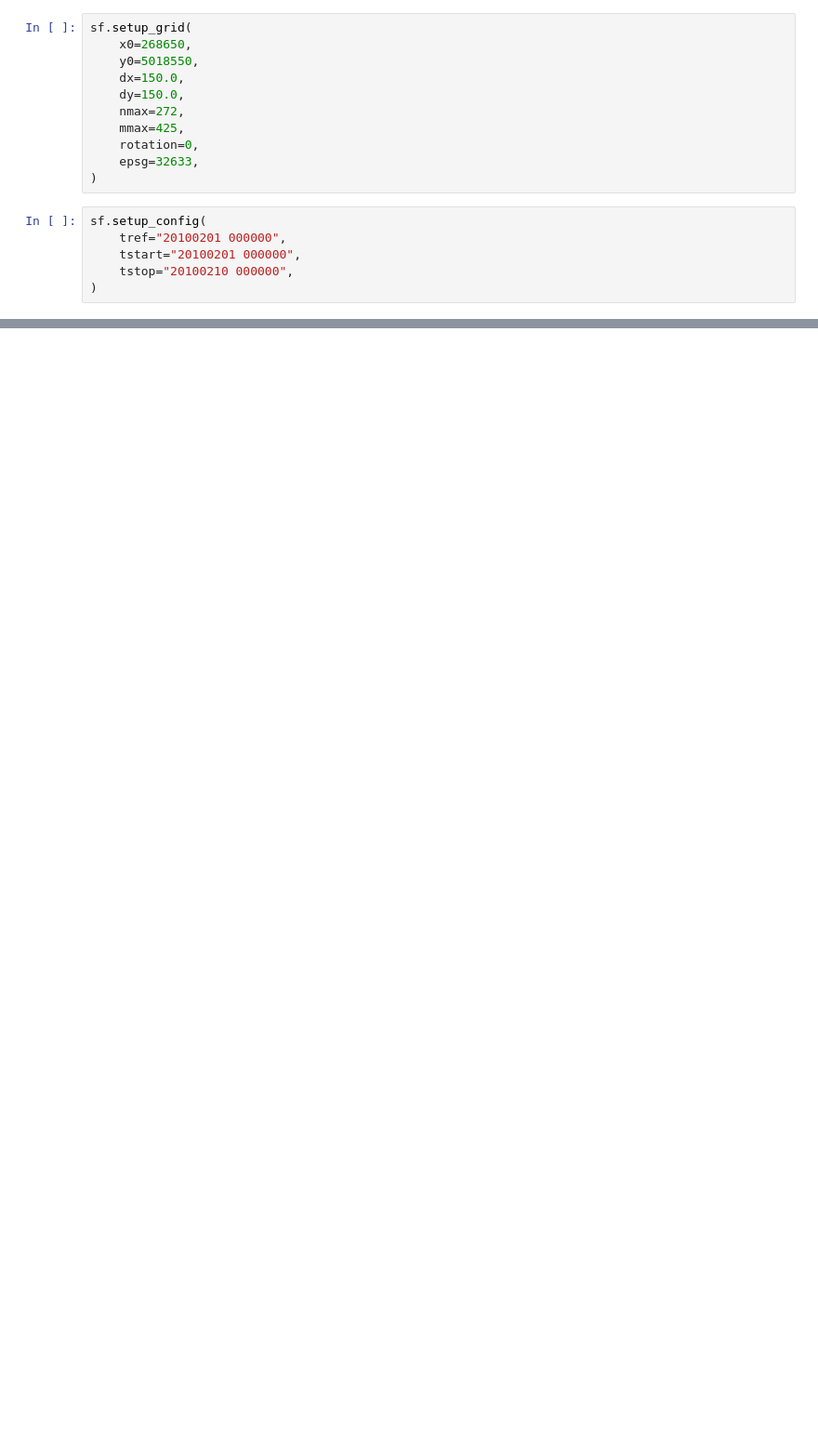
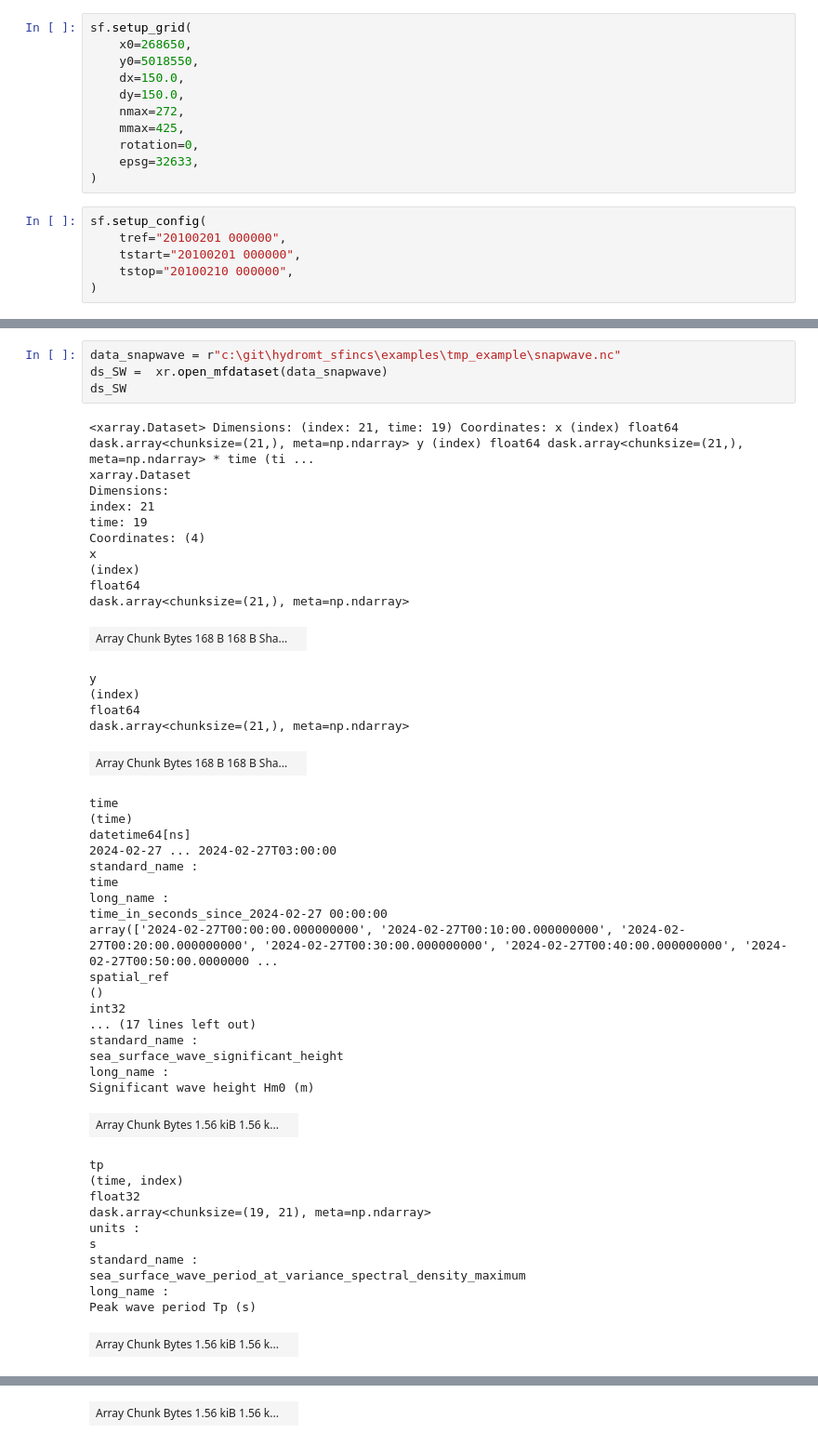
Before and after one commit to Deltares/hydromt_sfincs, a Jupyter notebook: examples/example_forcing.ipynb, the cells around one changed output, grey strips where cells are left out. Shown at 93% size. Drawn from its saved outputs; the diff is of its cells as text; blank space fills up the shorter version.

```diff
--- a/examples/example_forcing.ipynb
+++ b/examples/example_forcing.ipynb
@@ -30,0 +97,50 @@ sf.setup_config(
+# %%
+data_snapwave = r"c:\git\hydromt_sfincs\examples\tmp_example\snapwave.nc"
+ds_SW =  xr.open_mfdataset(data_snapwave)
+ds_SW
+# %% [output]
+<xarray.Dataset> Dimensions: (index: 21, time: 19) Coordinates: x (index) float64 dask.array<chunksize=(21,), meta=np.ndarray> y (index) float64 dask.array<chunksize=(21,), meta=np.ndarray> * time (ti ...
+xarray.Dataset
+Dimensions:
+index: 21
+time: 19
+Coordinates: (4)
+x
+(index)
+float64
+dask.array<chunksize=(21,), meta=np.ndarray>
+| Array Chunk Bytes 168 B 168 B Sha... |  |
+y
+(index)
+float64
+dask.array<chunksize=(21,), meta=np.ndarray>
+| Array Chunk Bytes 168 B 168 B Sha... |  |
+time
+(time)
+datetime64[ns]
+2024-02-27 ... 2024-02-27T03:00:00
+standard_name :
+time
+long_name :
+time_in_seconds_since_2024-02-27 00:00:00
+array(['2024-02-27T00:00:00.000000000', '2024-02-27T00:10:00.000000000', '2024-02-27T00:20:00.000000000', '2024-02-27T00:30:00.000000000', '2024-02-27T00:40:00.000000000', '2024-02-27T00:50:00.0000000 ...
+spatial_ref
+()
+int32
+... (17 lines left out)
+standard_name :
+sea_surface_wave_significant_height
+long_name :
+Significant wave height Hm0 (m)
+| Array Chunk Bytes 1.56 kiB 1.56 k... |  |
+tp
+(time, index)
+float32
+dask.array<chunksize=(19, 21), meta=np.ndarray>
+units :
+s
+standard_name :
+sea_surface_wave_period_at_variance_spectral_density_maximum
+long_name :
+Peak wave period Tp (s)
+| Array Chunk Bytes 1.56 kiB 1.56 k... |  |
@@ -30,0 +157 @@ sf.setup_config(
+| Array Chunk Bytes 1.56 kiB 1.56 k... |  |
```
Also changed, not shown: parts of 17 cells of this notebook, 6 other files.
